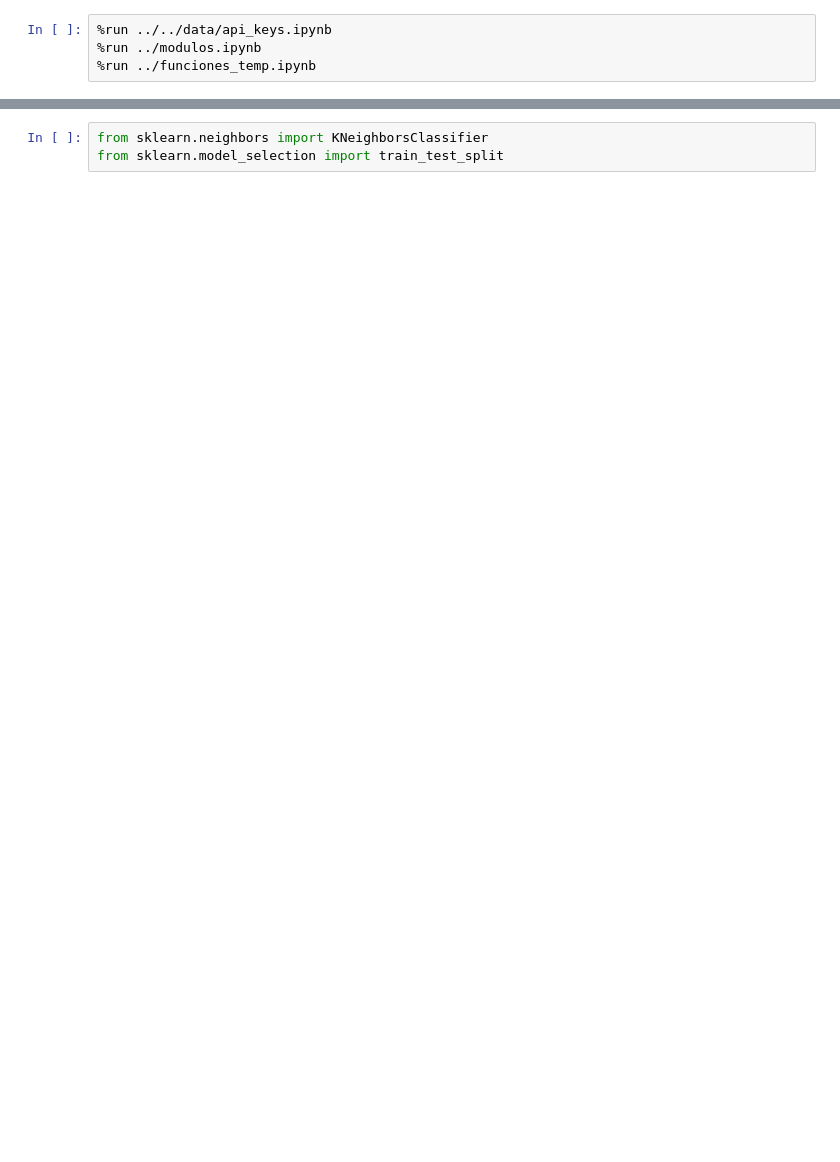
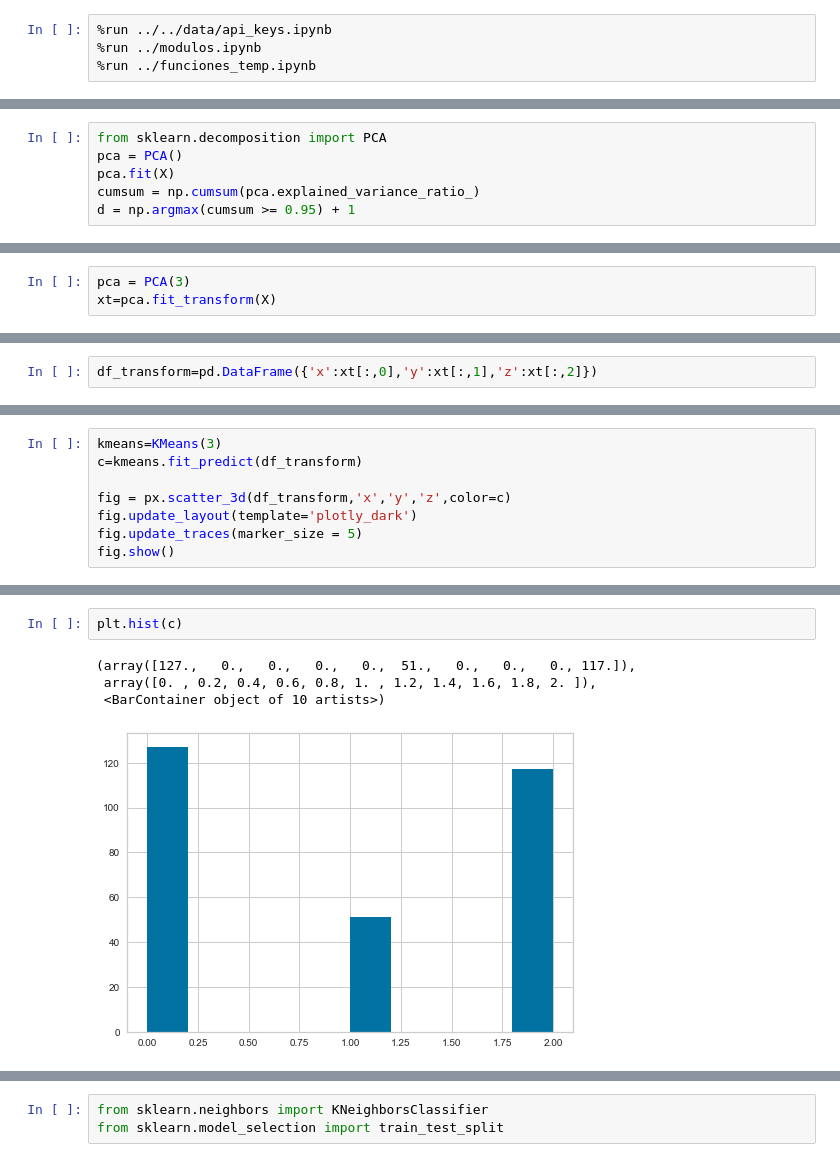
Before and after one commit to FunkySpiderman/Promisearch, a Jupyter notebook: pipeline/03-modelado/3_algoritmos.ipynb, the cells around one changed output, grey strips where cells are left out. Drawn from its saved outputs; the diff is of its cells as text; blank space fills up the shorter version.

Commit message:
Terminando de Kmeans y KVecinos

```diff
--- a/pipeline/03-modelado/3_algoritmos.ipynb
+++ b/pipeline/03-modelado/3_algoritmos.ipynb
@@ -4,0 +61,6 @@
+# %%
+from sklearn.decomposition import PCA
+pca = PCA()
+pca.fit(X)
+cumsum = np.cumsum(pca.explained_variance_ratio_)
+d = np.argmax(cumsum >= 0.95) + 1
@@ -4,0 +71,3 @@
+# %%
+pca = PCA(3)
+xt=pca.fit_transform(X)
@@ -4,0 +79,2 @@
+# %%
+df_transform=pd.DataFrame({'x':xt[:,0],'y':xt[:,1],'z':xt[:,2]})
@@ -4,0 +96,8 @@
+# %%
+kmeans=KMeans(3)
+c=kmeans.fit_predict(df_transform)
+
+fig = px.scatter_3d(df_transform,'x','y','z',color=c)
+fig.update_layout(template='plotly_dark')
+fig.update_traces(marker_size = 5)
+fig.show()
@@ -4,0 +106,7 @@
+# %%
+plt.hist(c)
+# %% [output]
+(array([127.,   0.,   0.,   0.,   0.,  51.,   0.,   0.,   0., 117.]),
+ array([0. , 0.2, 0.4, 0.6, 0.8, 1. , 1.2, 1.4, 1.6, 1.8, 2. ]),
+ <BarContainer object of 10 artists>)
+[figure, added]
```
Also changed, not shown: parts of 30 cells of this notebook, 18 other files.
